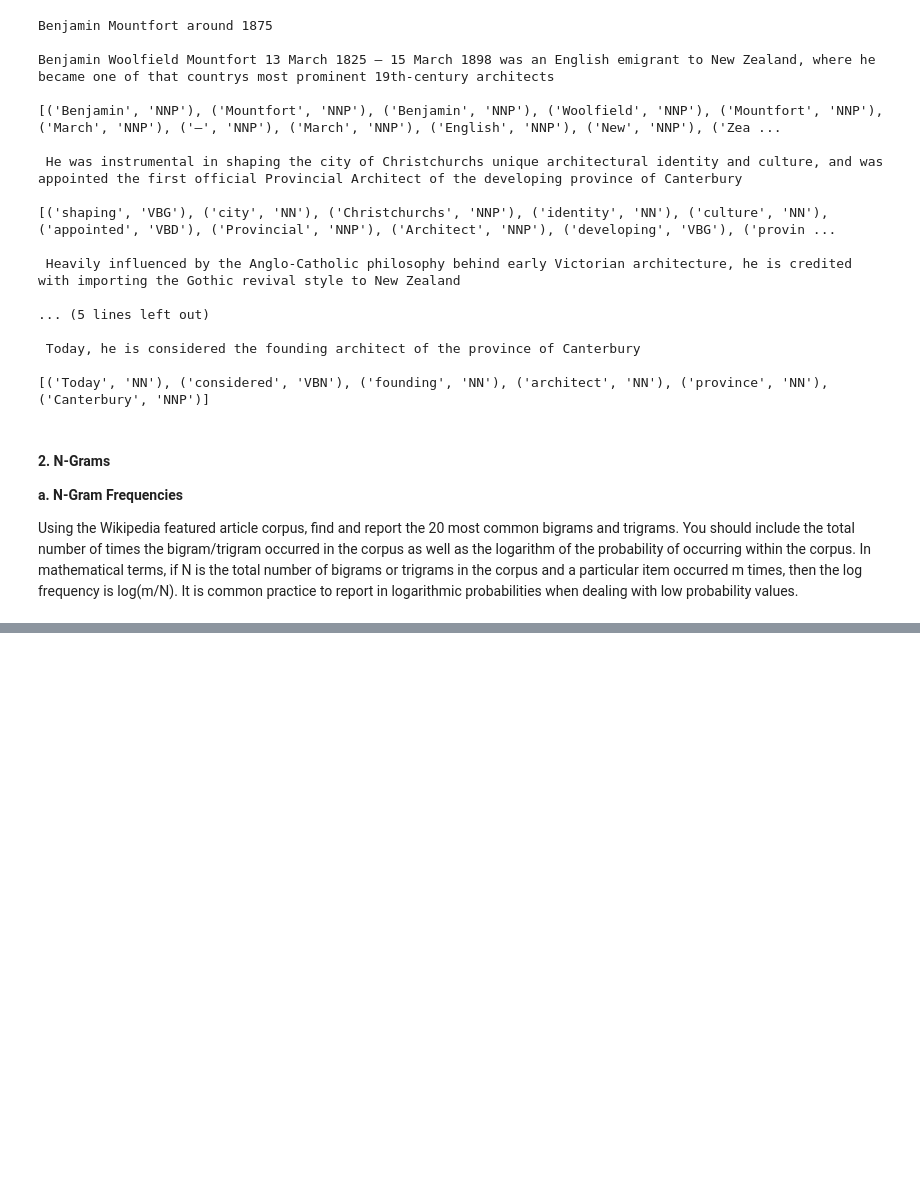
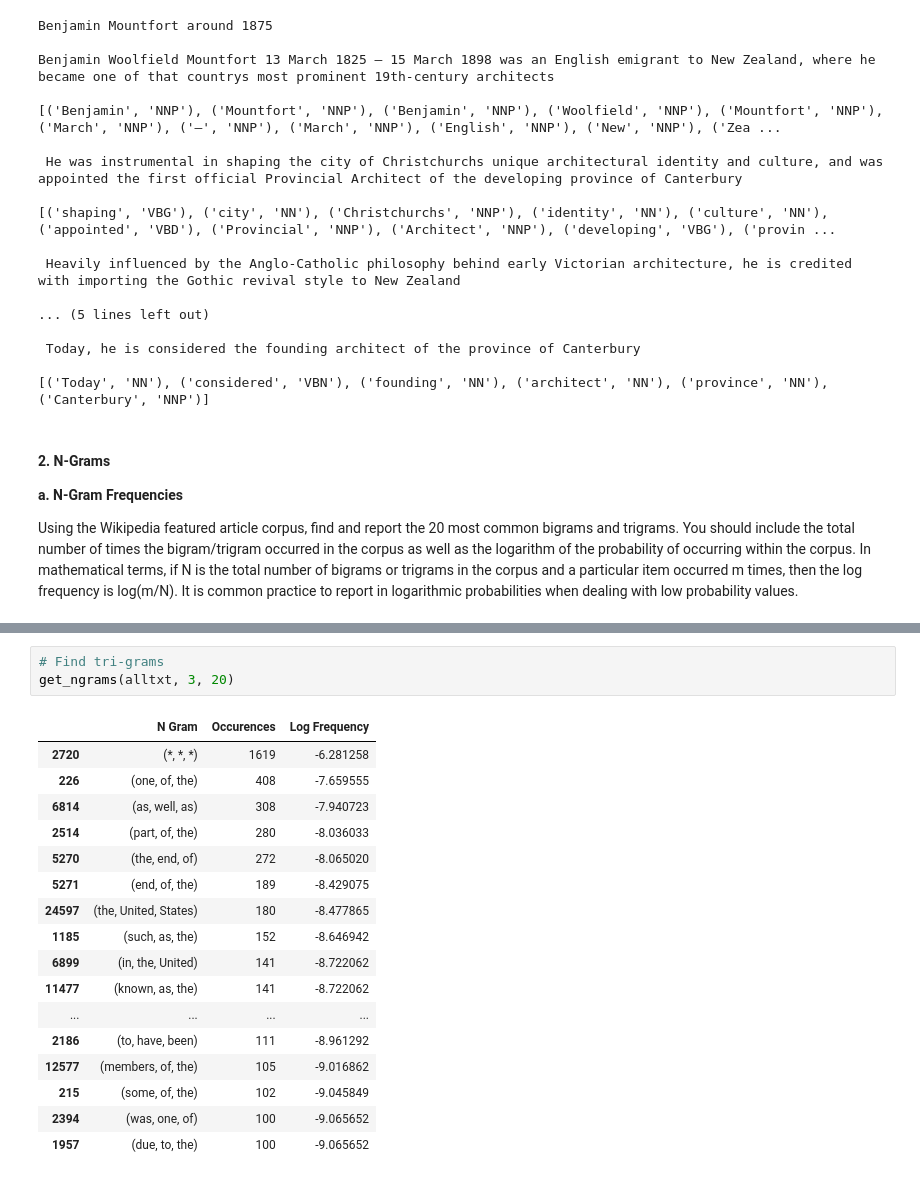
Before and after one commit to anirbanpalDSC/DSC550, a Jupyter notebook: Assignment 5.2.ipynb, the cells around one changed output, grey strips where cells are left out. Cells and saved outputs as stored; diff of their text form; blank space fills up the shorter version.

```diff
--- a/Assignment 5.2.ipynb
+++ b/Assignment 5.2.ipynb
@@ -228,0 +282,21 @@ Using the Wikipedia featured article corpus, find and report the 20 most common
+# %%
+# Find tri-grams
+get_ngrams(alltxt, 3, 20)
+# %% [output]
+|  | N Gram | Occurences | Log Frequency |
+| 2720 | (*, *, *) | 1619 | -6.281258 |
+| 226 | (one, of, the) | 408 | -7.659555 |
+| 6814 | (as, well, as) | 308 | -7.940723 |
+| 2514 | (part, of, the) | 280 | -8.036033 |
+| 5270 | (the, end, of) | 272 | -8.065020 |
+| 5271 | (end, of, the) | 189 | -8.429075 |
+| 24597 | (the, United, States) | 180 | -8.477865 |
+| 1185 | (such, as, the) | 152 | -8.646942 |
+| 6899 | (in, the, United) | 141 | -8.722062 |
+| 11477 | (known, as, the) | 141 | -8.722062 |
+| ... | ... | ... | ... |
+| 2186 | (to, have, been) | 111 | -8.961292 |
+| 12577 | (members, of, the) | 105 | -9.016862 |
+| 215 | (some, of, the) | 102 | -9.045849 |
+| 2394 | (was, one, of) | 100 | -9.065652 |
+| 1957 | (due, to, the) | 100 | -9.065652 |
```
Also changed, not shown: parts of 12 cells of this notebook.
